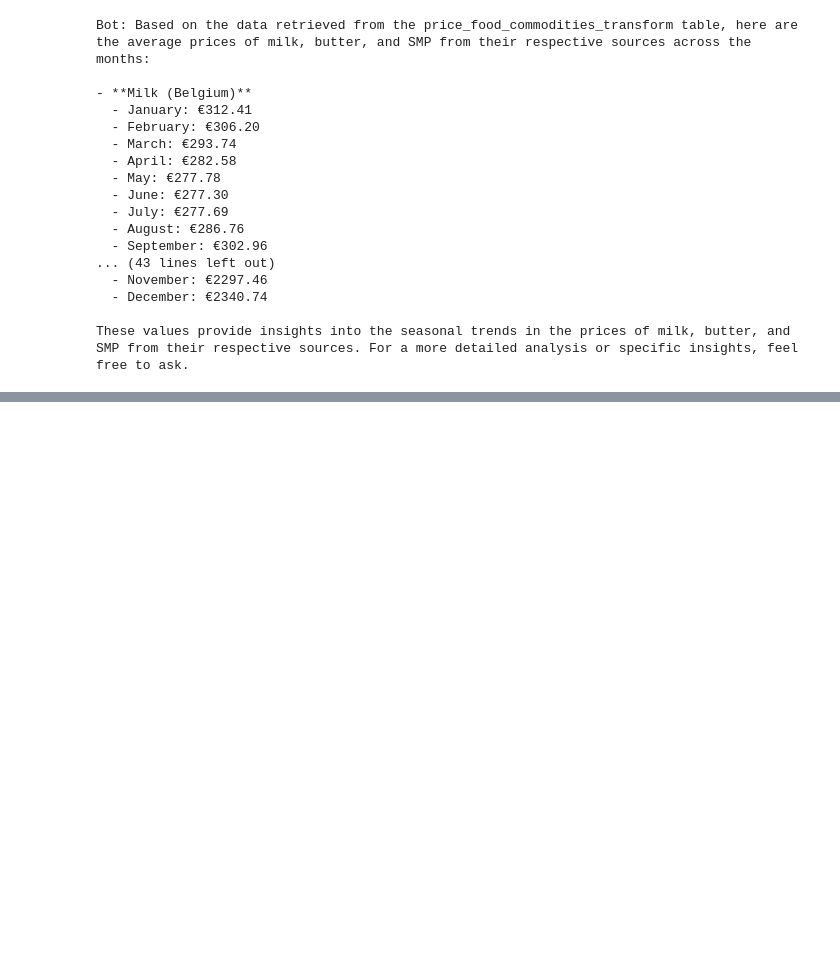
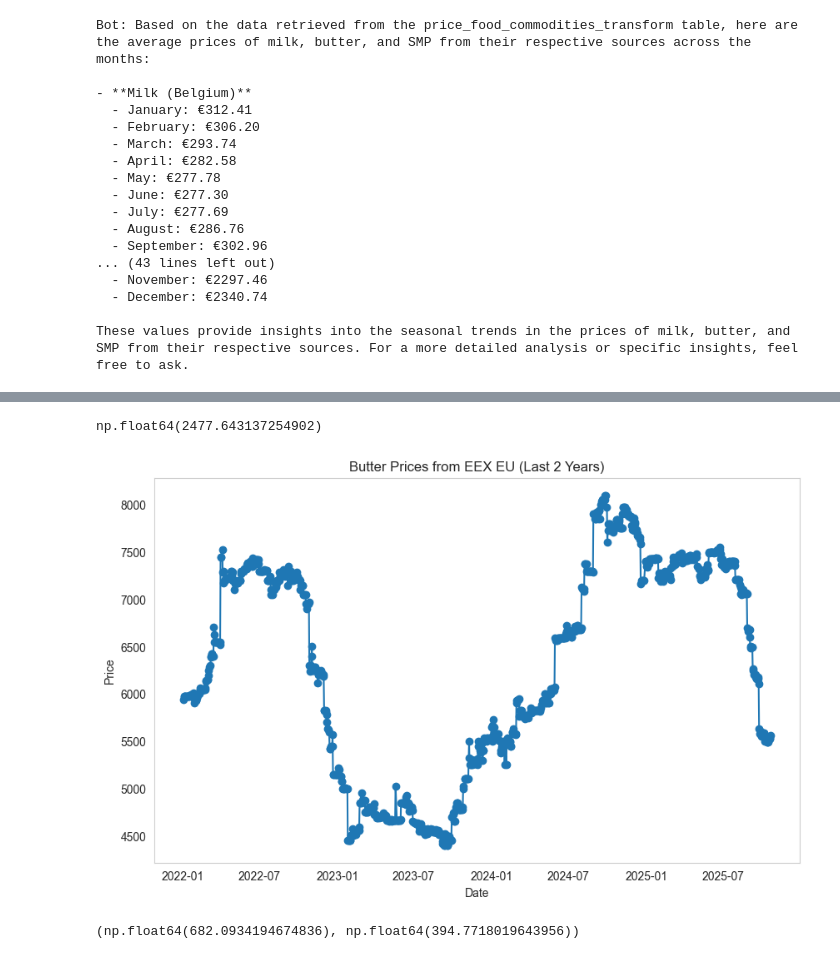
Before and after one commit to adithya-ms/langgraph_SQL_agent, a Jupyter notebook: src/eda.ipynb, the cells around one changed output, grey strips where cells are left out. Cells and saved outputs as stored; diff of their text form; code cells hidden in the pictures; blank space fills up the shorter version.

```diff
--- a/src/eda.ipynb
+++ b/src/eda.ipynb
@@ -345,0 +342,29 @@ df[df['ts_name'] == 'milk - belgium'][['date', 'price']].sort_values('date', asc
+# %%
+#the average price of SMP from EEX EU in 2023?
+df['date'] = pd.to_datetime(df['date'])
+df_smp_2023 = df[(df['ts_name'] == 'smp - eex eu') & (df['date'].dt.year == 2023)]
+average_price_smp_2023 = df_smp_2023['price'].mean()
+average_price_smp_2023
+# %% [output]
+np.float64(2477.643137254902)
+# %%
+#the price of butter from EEX EU changed over the past 2 years?
+df_butter_eex = df[(df['ts_name'] == 'butter - eex eu') & (df['date'].dt.year >= 2022)]
+plt.figure(figsize=(10, 6))
+plt.plot(df_butter_eex['date'], df_butter_eex['price'], marker='o')
+plt.title('Butter Prices from EEX EU (Last 2 Years)')
+plt.xlabel('Date')
+plt.ylabel('Price')
+plt.grid()
+plt.show()
+# %% [output]
+[figure, added]
+# %%
+#Which product had the highest price volatility in 2022 - butter from ZuivelNL or SMP from EEX EU?
+butter_zuivelnl_2022 = df[(df['ts_name'] == 'butter - zuivelnl') & (df['date'].dt.year == 2022)]
+smp_eex_2022 = df[(df['ts_name'] == 'smp - eex eu') & (df['date'].dt.year == 2022)]
+butter_volatility = butter_zuivelnl_2022['price'].std()
+smp_volatility = smp_eex_2022['price'].std()
+butter_volatility, smp_volatility
+# %% [output]
+(np.float64(682.0934194674836), np.float64(394.7718019643956))
```
Also changed, not shown: parts of 3 cells of this notebook, 10 other files.
